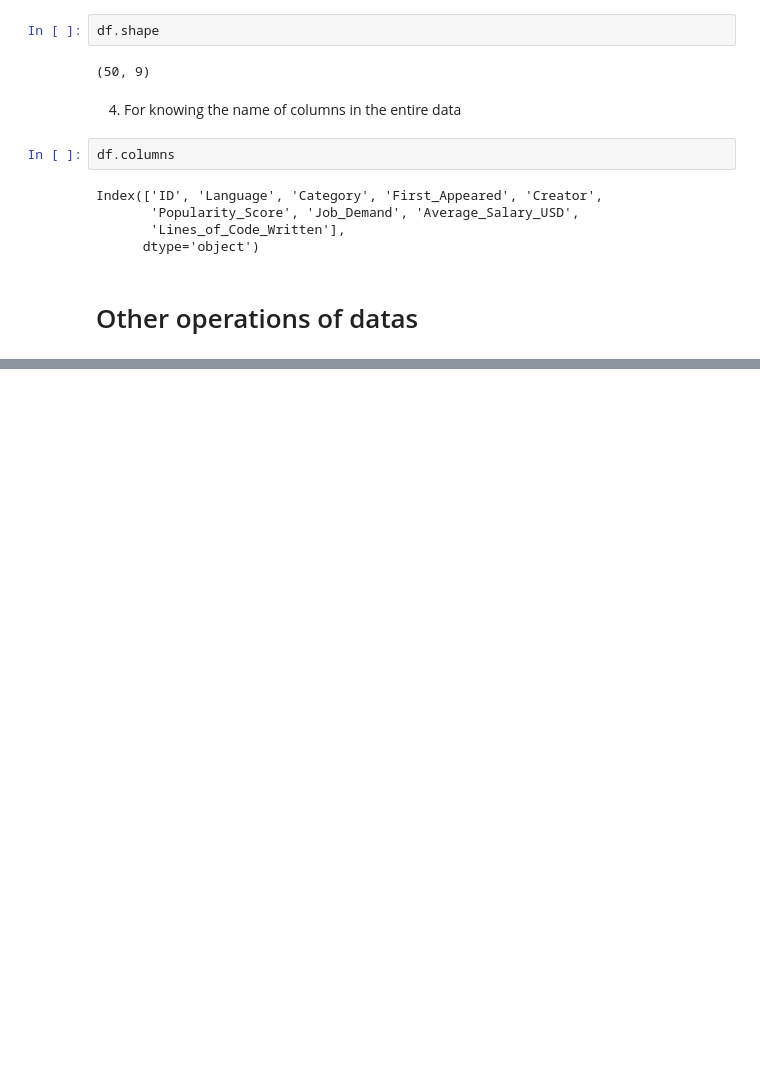
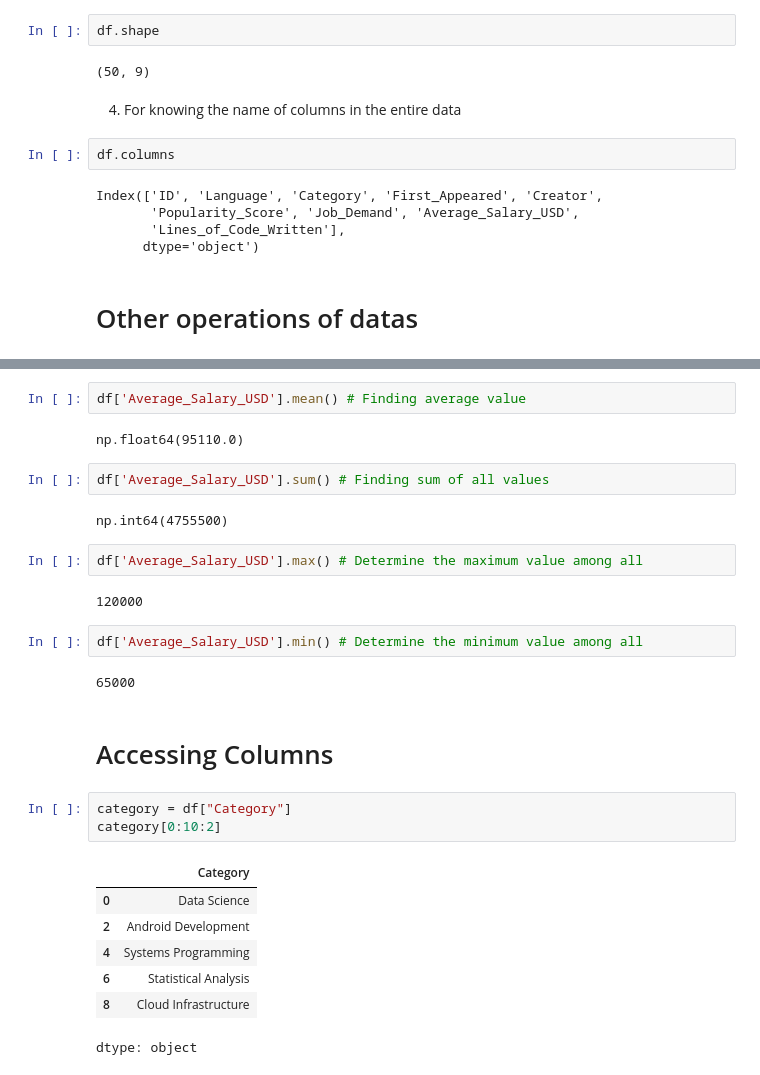
Before and after one commit to Neeschal1/Pandas, a Jupyter notebook: CSV's.ipynb, the cells around one changed output, grey strips where cells are left out. Cells and saved outputs as stored; diff of their text form; blank space fills up the shorter version.

```diff
--- a/CSV's.ipynb
+++ b/CSV's.ipynb
@@ -196,0 +170,29 @@ popular
+# %%
+df['Average_Salary_USD'].mean() # Finding average value
+# %% [output]
+np.float64(95110.0)
+# %%
+df['Average_Salary_USD'].sum() # Finding sum of all values
+# %% [output]
+np.int64(4755500)
+# %%
+df['Average_Salary_USD'].max() # Determine the maximum value among all
+# %% [output]
+120000
+# %%
+df['Average_Salary_USD'].min() # Determine the minimum value among all
+# %% [output]
+65000
+# %% [markdown]
+# Accessing Columns
+# %%
+category = df["Category"]
+category[0:10:2]
+# %% [output]
+|  | Category |
+| 0 | Data Science |
+| 2 | Android Development |
+| 4 | Systems Programming |
+| 6 | Statistical Analysis |
+| 8 | Cloud Infrastructure |
+dtype: object
```
Also changed, not shown: parts of 12 cells of this notebook.
